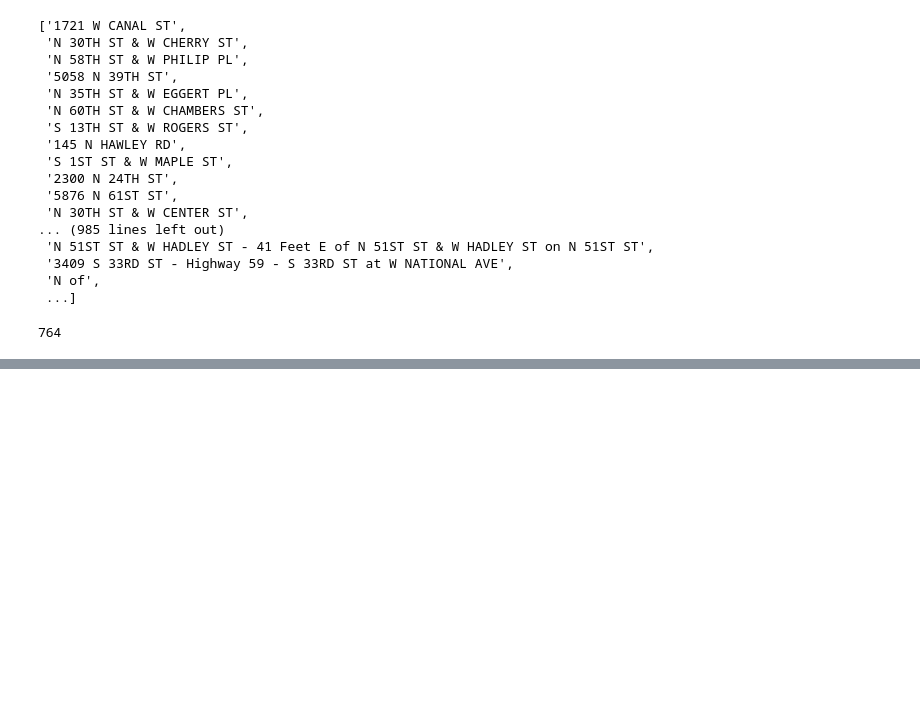
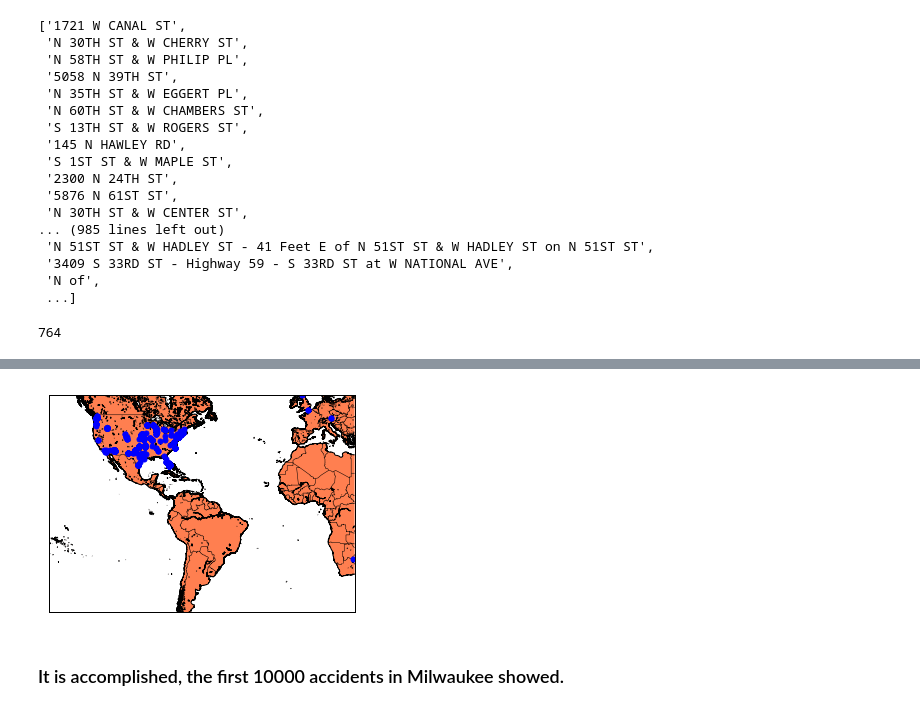
Before and after one commit to jhuang292/Milwaukee_traffic_accidents_visualization, a Jupyter notebook: basemap_visualization.ipynb, the cells around one changed output, grey strips where cells are left out. Saved outputs shown, nothing was run; the diff lists cells and outputs as text; code cells hidden in the pictures; blank space fills up the shorter version.

```diff
--- a/basemap_visualization.ipynb
+++ b/basemap_visualization.ipynb
@@ -89,4 +86,4 @@ cleaned_loc2
 # %%
 from geopy.geocoders import Nominatim
 # %%
-geolocator = Nominatim(user_agent="specify_your_app_name_here")
+geolocator = Nominatim(user_agent = 'google')
@@ -93,6 +96,16 @@ geolocator = Nominatim(user_agent="specify_your_app_name_here")
 # %%
 latitude_longitude = []
-for j in range(len(cleaned_loc2)):
-    location = geolocator.geocode(cleaned_loc2[j])
-    latitude_longitude.append((location.latitude, location.longitude))
+counter = 0
+for j in range(len(cleaned_loc2[:3000])):
+    try:
+        st = cleaned_loc2[j].split('&')
+        if len(st) == 1:
+            location = geolocator.geocode(cleaned_loc2[j])
+            latitude_longitude.append([location.latitude, location.longitude])
+        else:
+            location = geolocator.geocode(st[0], st[1])
+            latitude_longitude.append([location.latitude, location.longitude])
+    except:
+        #counter += 1
+        print(cleaned_loc2[j])
 # %% [output]
@@ -109,0 +129,5 @@ print((location.latitude, location.longitude))
+# %%
+latitude, longitude = [], []
+for i in range(len(latitude_longitude)):
+    latitude.append(latitude_longitude[i][0])
+    longitude.append(latitude_longitude[i][1])
@@ -109,0 +173,25 @@ print((location.latitude, location.longitude))
+# %%
+from mpl_toolkits.basemap import Basemap
+import matplotlib.pyplot as plt
+import numpy as np
+
+map = Basemap(projection='merc', lat_0 = 37, lon_0 = -77,
+    resolution = 'h', area_thresh = 0.1,
+    llcrnrlon=-150, llcrnrlat=-50,
+    urcrnrlon=27, urcrnrlat=56)
+
+map.drawcoastlines()
+map.drawcountries()
+map.fillcontinents(color = 'coral')
+map.drawmapboundary()
+
+#lons = [-135.3318, -134.8331, -134.6572]
+#lats = [57.0799, 57.0894, 56.2399]
+x,y = map(longitude, latitude)
+map.plot(x, y, 'bo', markersize=5)
+
+plt.show()
+# %% [output]
+[figure, added]
+# %% [markdown]
+### It is accomplished, the first 10000 accidents in Milwaukee showed.
```
Also changed, not shown: parts of 12 cells of this notebook.
